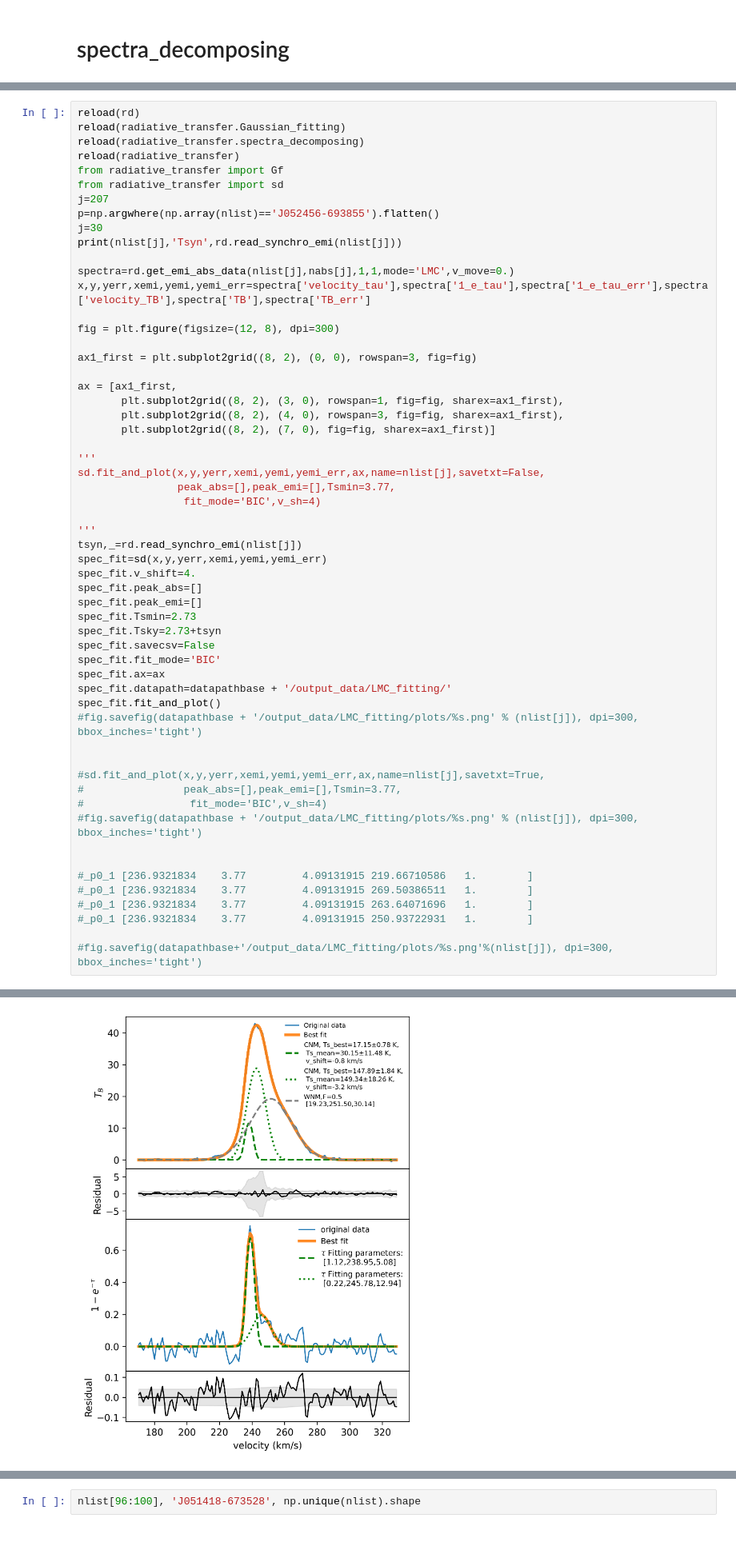
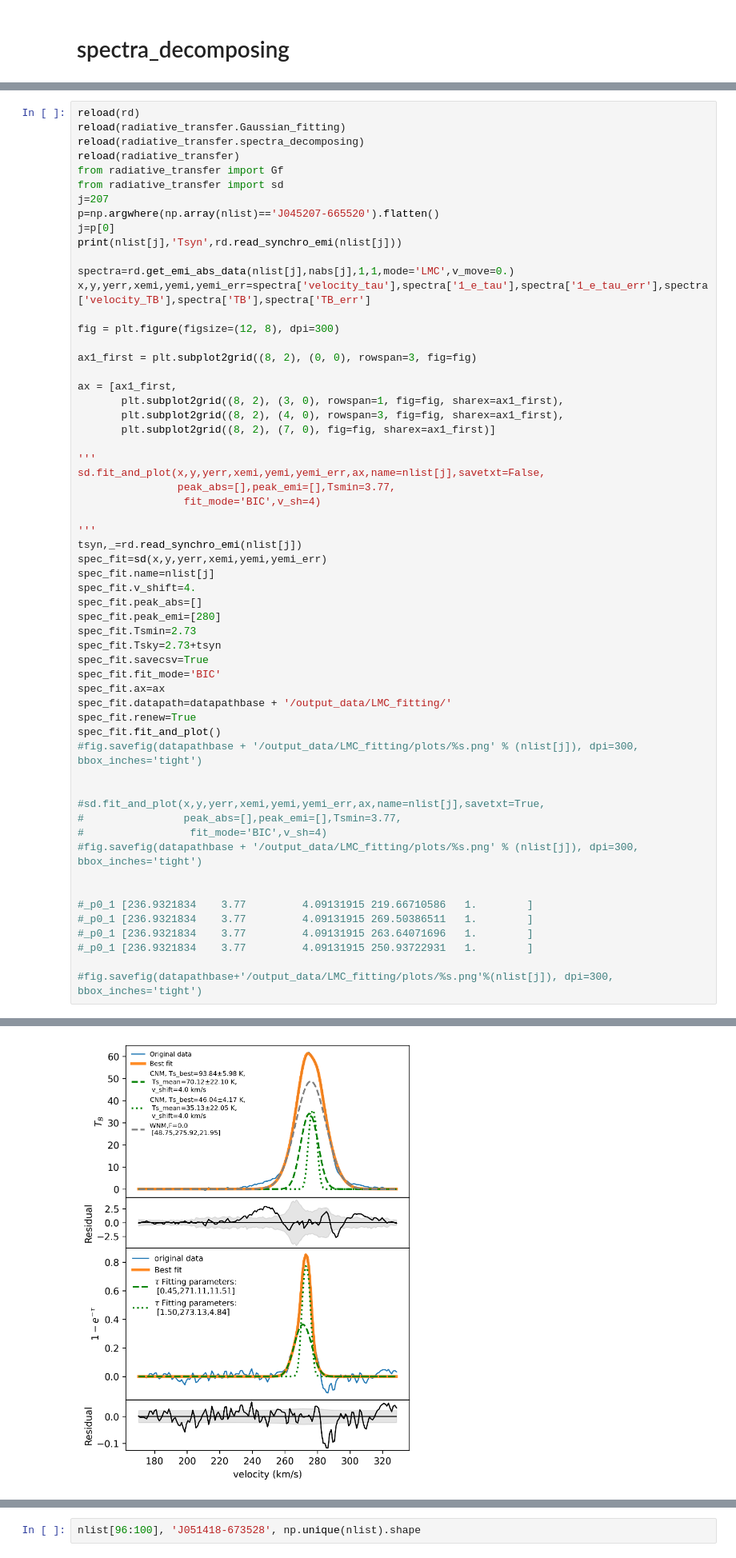
Before and after one commit to retarchen/Absorption_fitting, a Jupyter notebook: test.ipynb, the cells around one changed output, grey strips where cells are left out. Shown at 80% size. Drawn from its saved outputs; the diff is of its cells as text.

```diff
--- a/test.ipynb
+++ b/test.ipynb
@@ -218,8 +218,8 @@ reload(radiative_transfer)
 from radiative_transfer import Gf
 from radiative_transfer import sd
 j=207
-p=np.argwhere(np.array(nlist)=='J052456-693855').flatten()
-j=30
+p=np.argwhere(np.array(nlist)=='J045207-665520').flatten()
+j=p[0]
 print(nlist[j],'Tsyn',rd.read_synchro_emi(nlist[j]))
 
 spectra=rd.get_emi_abs_data(nlist[j],nabs[j],1,1,mode='LMC',v_move=0.)
@@ -242,15 +242,17 @@ sd.fit_and_plot(x,y,yerr,xemi,yemi,yemi_err,ax,name=nlist[j],savetxt=False,
 '''
 tsyn,_=rd.read_synchro_emi(nlist[j])
 spec_fit=sd(x,y,yerr,xemi,yemi,yemi_err)
+spec_fit.name=nlist[j]
 spec_fit.v_shift=4.
 spec_fit.peak_abs=[]
-spec_fit.peak_emi=[]
+spec_fit.peak_emi=[280]
 spec_fit.Tsmin=2.73
 spec_fit.Tsky=2.73+tsyn
-spec_fit.savecsv=False
+spec_fit.savecsv=True
 spec_fit.fit_mode='BIC'
 spec_fit.ax=ax
 spec_fit.datapath=datapathbase + '/output_data/LMC_fitting/'
+spec_fit.renew=True
 spec_fit.fit_and_plot()
 #fig.savefig(datapathbase + '/output_data/LMC_fitting/plots/%s.png' % (nlist[j]), dpi=300, bbox_inches='tight')
 
@@ -287,4 +290,4 @@ velocity shift [-0.81103785 -3.1898548 ]
-[figure, old version]
+[figure, new version]
 # %%
 from astropy.coordinates import SkyCoord
 
```
Also changed, not shown: parts of 3 cells of this notebook, 3 other files.
